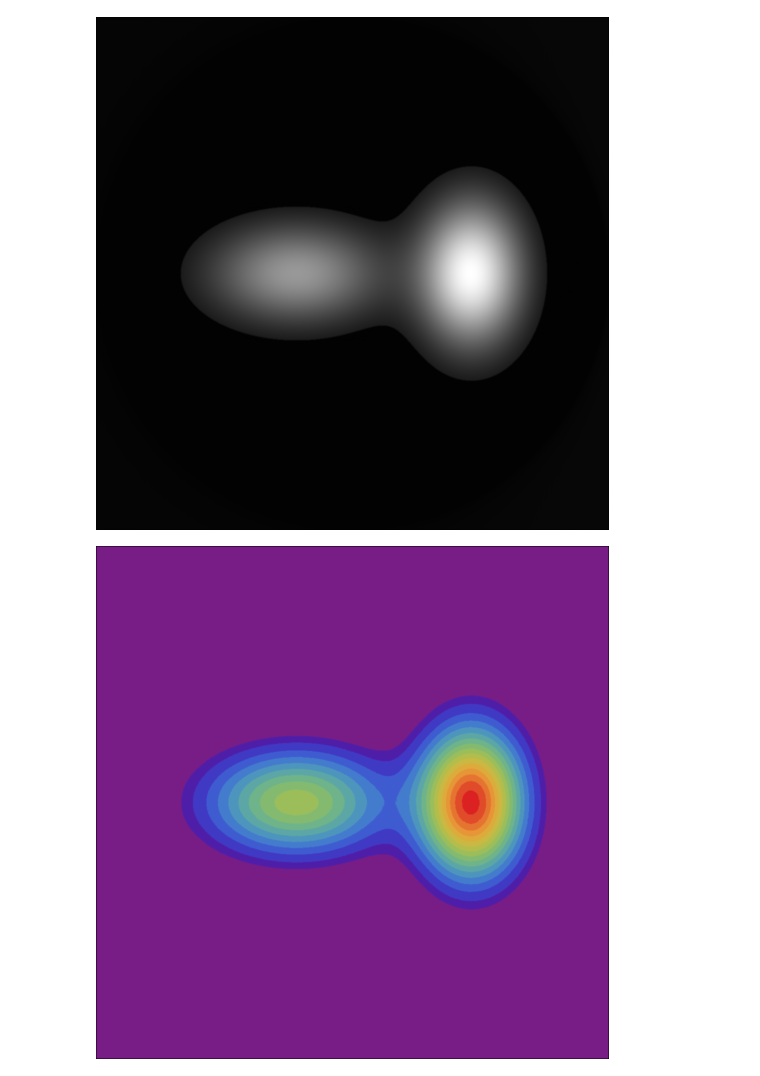
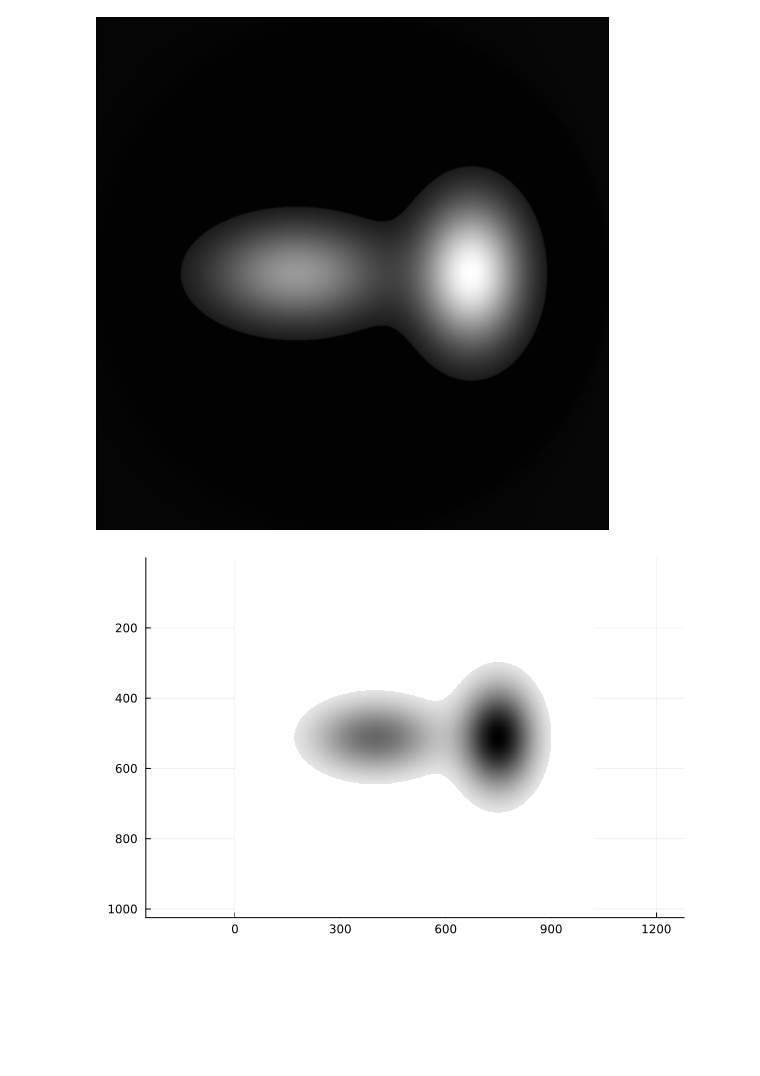
Before and after one commit to Julia-KAERI/nTomoExamples, a Jupyter notebook: aux/plots.ipynb, the cells around one changed output. Cells and saved outputs as stored; diff of their text form; code cells hidden in the pictures; blank space fills up the shorter version.

```diff
--- a/aux/plots.ipynb
+++ b/aux/plots.ipynb
@@ -97,7 +98,7 @@ recimg = iradon_fbp(Float32.(sinogram), ths, 512)
 mat2gray(recimg)
 # %% [output]
 [figure]
-# %%
-colorize(recimg, :rainbow)
-# %% [output]
-[figure, removed]
+# %%
+heatmap(q_inv, background_color=:transparent,)
+# %% [output]
+[figure, added]
```
Also changed, not shown: parts of 3 cells of this notebook, 1 other file.
